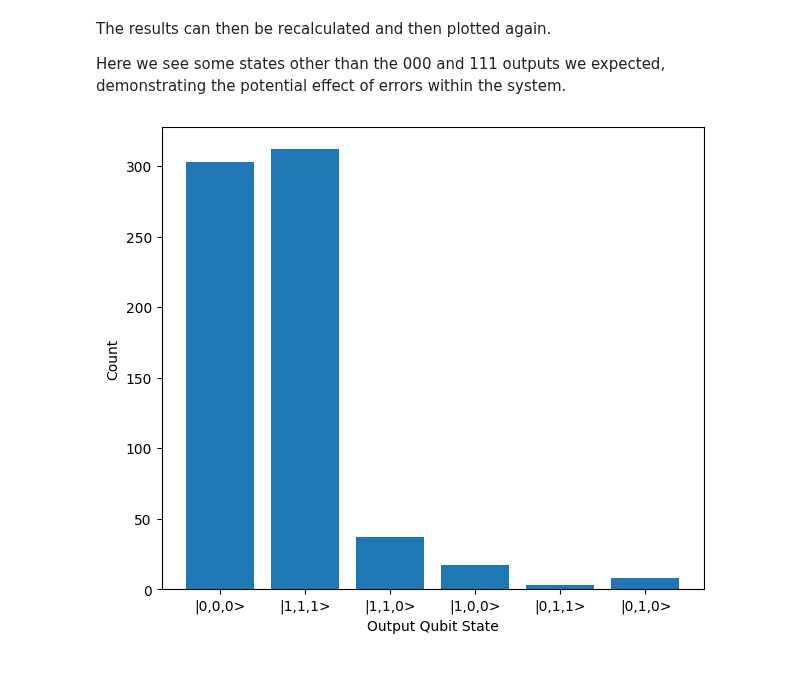
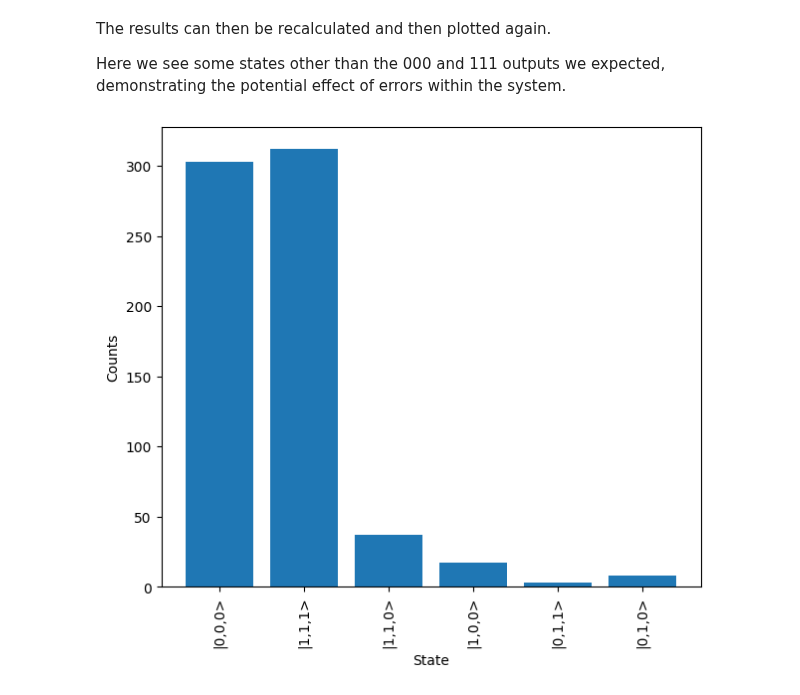
Before and after one commit to Aegiq/lightworks, a Jupyter notebook: docs/source/examples/3_qubit_GHZ_generation.ipynb, the cells around one changed output. Cells and saved outputs as stored; diff of their text form; code cells hidden in the pictures.

```diff
--- a/docs/source/examples/3_qubit_GHZ_generation.ipynb
+++ b/docs/source/examples/3_qubit_GHZ_generation.ipynb
@@ -103,17 +87,12 @@ sampler.sampling_mode = "input"
 The results can then be recalculated and then plotted again.
 
 Here we see some states other than the 000 and 111 outputs we expected, demonstrating the potential effect of errors within the system.
-# %%
-results = backend.run(sampler)
-
-# Process with function
-converted_results = process_cnot_data(results)
-
-plt.figure(figsize=(7, 6))
-plt.bar(range(len(converted_results)), converted_results.values())
-plt.xticks(range(len(converted_results)), converted_results.keys())
-plt.xlabel("Output Qubit State")
-plt.ylabel("Count")
-plt.show()
-# %% [output]
-[figure, removed]
+# %%
+results = backend.run(sampler)
+
+# Process with function
+converted_results = results.map(lw.dual_rail_to_qubit)
+
+converted_results.plot()
+# %% [output]
+[figure, added]
```
Also changed, not shown: parts of 7 cells of this notebook, 9 other files.
